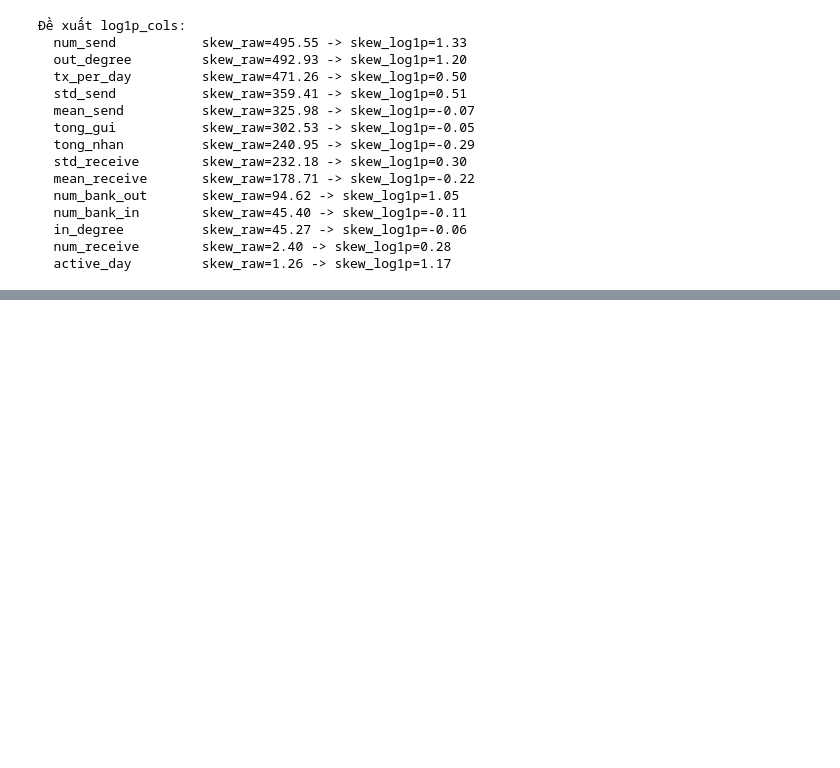
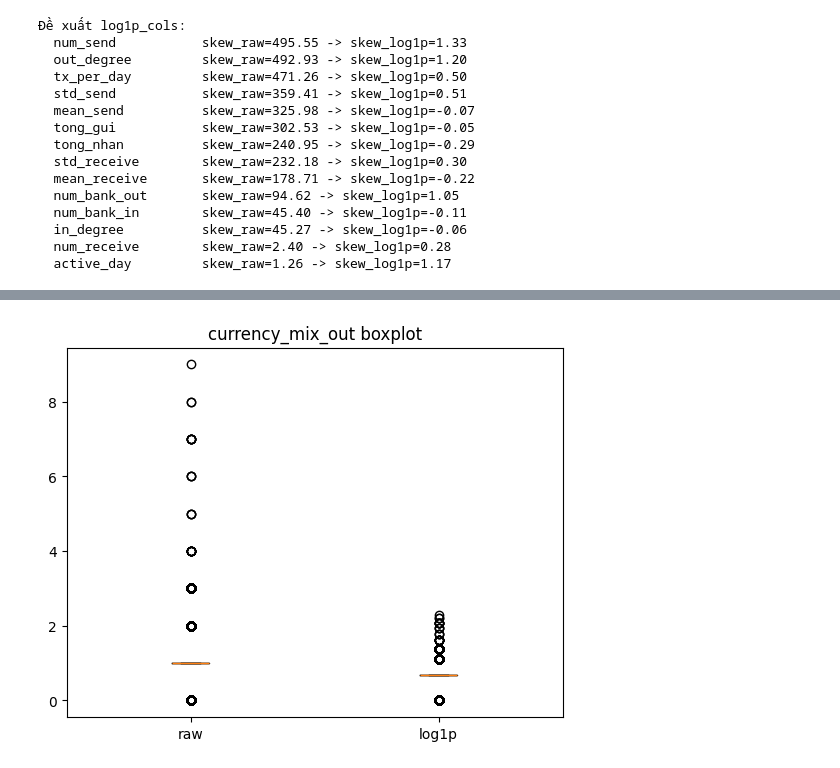
Before and after one commit to Tyler3743/fraud_detection, a Jupyter notebook: scaler.ipynb, the cells around one changed output, grey strips where cells are left out. Drawn from its saved outputs; the diff is of its cells as text; code cells hidden in the pictures; blank space fills up the shorter version.

Commit message:
boxplot

```diff
--- a/scaler.ipynb
+++ b/scaler.ipynb
@@ -95,0 +144,6 @@ KeyError: 'out-degree'
+# %%
+col = "currency_mix_out"
+plt.boxplot([feat[col], np.log1p(feat[col])], labels=["raw", "log1p"])
+plt.title(f"{col} boxplot"); plt.show()
+# %% [output]
+[figure, added]
```
Also changed, not shown: parts of 4 cells of this notebook.
